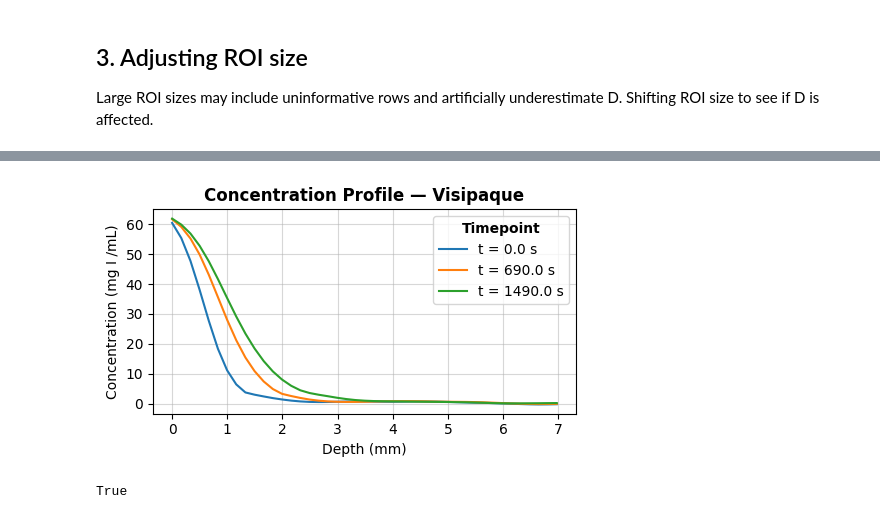
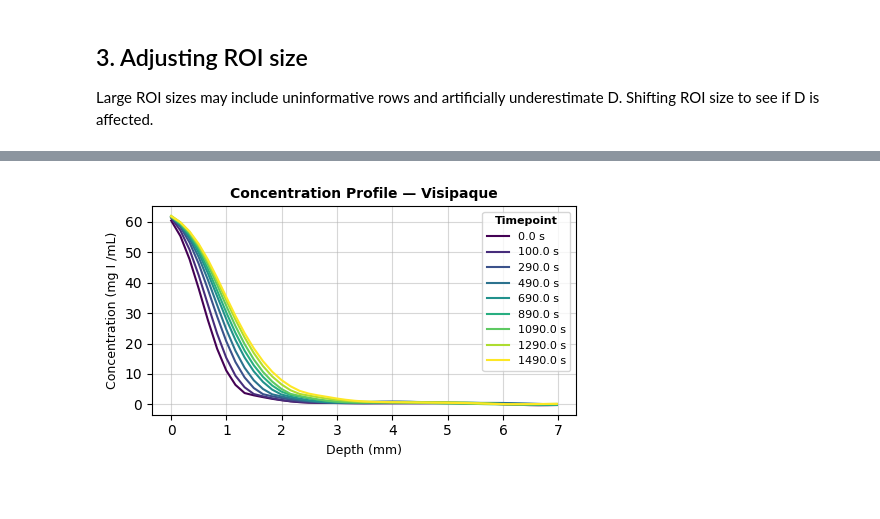
Before and after one commit to isaackh28/diff_tests, a Jupyter notebook: fit_diff.ipynb, the cells around one changed output, grey strips where cells are left out. Drawn from its saved outputs; the diff is of its cells as text; code cells hidden in the pictures.

```diff
--- a/fit_diff.ipynb
+++ b/fit_diff.ipynb
@@ -611,22 +616,23 @@ Large ROI sizes may include uninformative rows and artificially underestimate D.
 # %%
-prof_t0 = conc[0, :]
-prof_t40 = conc[40, :]
-prof_t81 = conc[80, :]
+# ---- Experimental concentration profiles at the beginning, middle, and end of the experiment ----
+profs = range(0, len(time), 10)
+n_profs = len(profs)
+cmap = plt.get_cmap("viridis")
+colors = cmap(np.linspace(0, 1, n_profs))
 
 fig, ax = plt.subplots(figsize = (5, 3))
-ax.plot(depth, prof_t0, label = f"t = {time[0]} s")
-ax.plot(depth, prof_t40, label = f"t = {time[40]} s")
-ax.plot(depth, prof_t81, label = f"t = {time[80]} s")
-ax.legend(title = "Timepoint", title_fontproperties = {"weight": "bold"})
-ax.set_ylabel("Concentration (mg I /mL)")
-ax.set_xlabel("Depth (mm)")
+j = 0
+for i in profs:
+    ax.plot(depth, conc[i, :], label = f"{time[i]} s", color = colors[j])
+    j += 1
+ax.legend(title = "Timepoint", fontsize = 8,
+          title_fontproperties = {"weight": "bold", "size": 8})
+ax.set_ylabel("Concentration (mg I /mL)", size = 9)
+ax.set_xlabel("Depth (mm)", size = 9)
 ax.grid(alpha = 0.5)
-ax.set_title(f"Concentration Profile — Visipaque", fontdict = {"weight": "bold"})
+ax.set_title(f"Concentration Profile — Visipaque",
+             fontdict = {"weight": "bold", "size": 10})
 plt.tight_layout()
 plt.show()
 # %% [output]
-[figure, old version]
+[figure, new version]
-# %%
-conc.shape[0] == len(time)
-# %% [output]
-True
```
Also changed, not shown: parts of 17 cells of this notebook.
